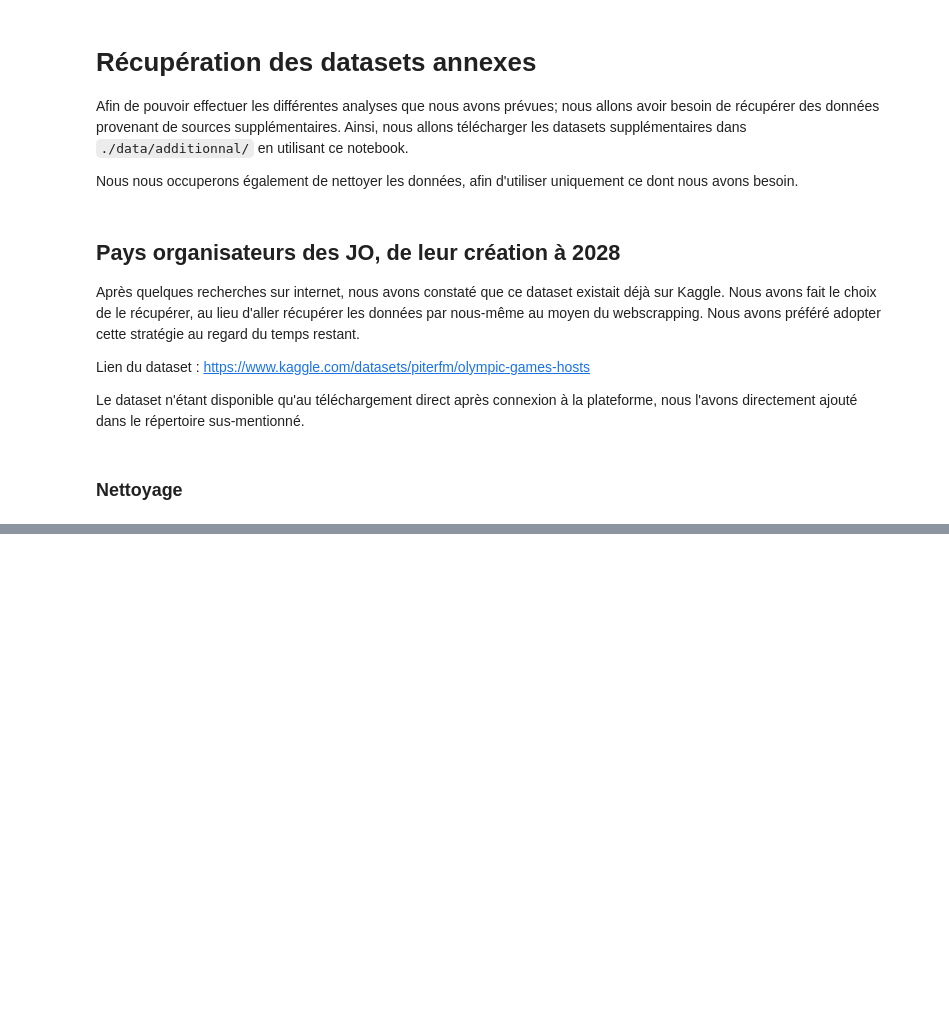
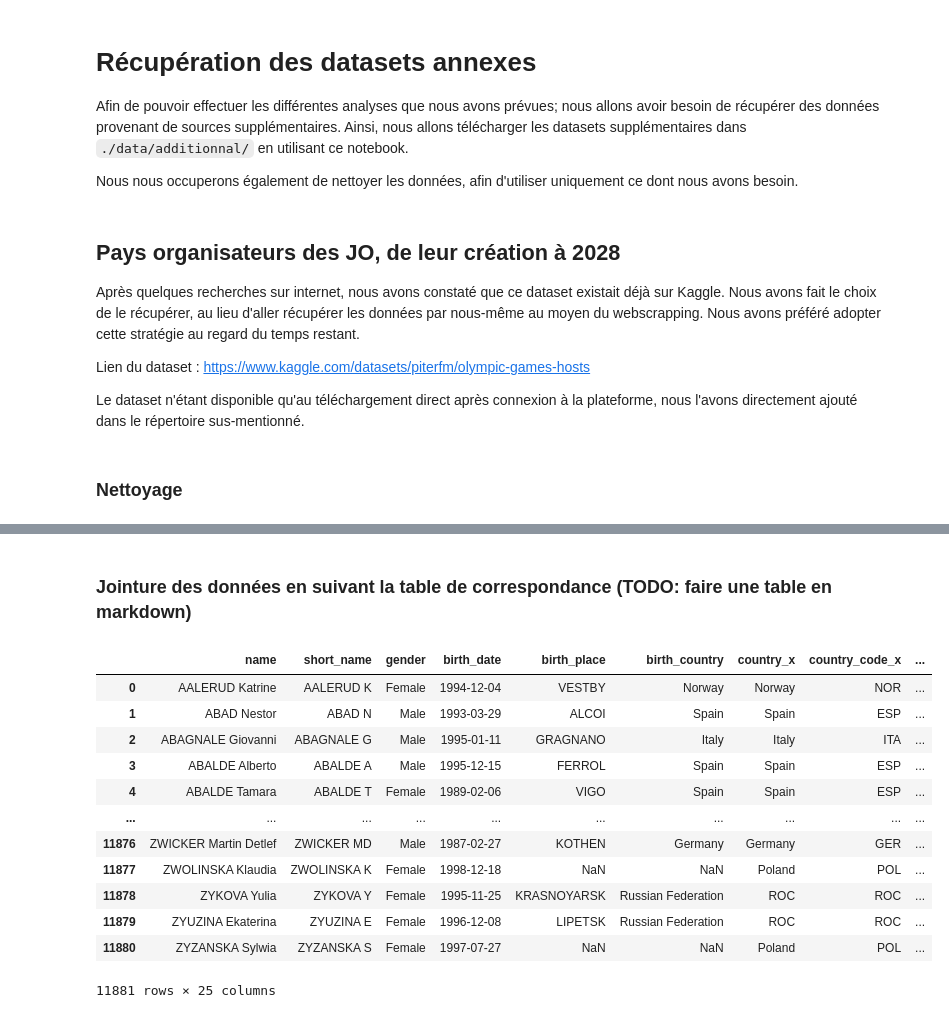
Before and after one commit to nastoo/tp-methodes-pour-analytique, a Jupyter notebook: Misc_dataset_gathering.ipynb, the cells around one changed output, grey strips where cells are left out. Saved outputs shown, nothing was run; the diff lists cells and outputs as text; code cells hidden in the pictures; blank space fills up the shorter version.

```diff
--- a/Misc_dataset_gathering.ipynb
+++ b/Misc_dataset_gathering.ipynb
@@ -47,0 +114,2 @@ df_hosting_countries_filtered.to_csv('data/additionnal/olympic_hosts_filtered.cs
+# %% [markdown]
+### Jointure des données en suivant la table de correspondance (TODO: faire une table en markdown)
@@ -47,0 +122,17 @@ df_hosting_countries_filtered.to_csv('data/additionnal/olympic_hosts_filtered.cs
+# %%
+df_merged_bis = pd.merge(df_tokyo_athletes, df_tokyo_medals, how='left', left_on=['name', 'discipline_code'], right_on=['athlete_name', 'discipline_code'])
+df_merged_bis
+# %% [output]
+|  | name | short_name | gender | birth_date | birth_place | birth_country | country_x | country_code_x | ... |
+| 0 | AALERUD Katrine | AALERUD K | Female | 1994-12-04 | VESTBY | Norway | Norway | NOR | ... |
+| 1 | ABAD Nestor | ABAD N | Male | 1993-03-29 | ALCOI | Spain | Spain | ESP | ... |
+| 2 | ABAGNALE Giovanni | ABAGNALE G | Male | 1995-01-11 | GRAGNANO | Italy | Italy | ITA | ... |
+| 3 | ABALDE Alberto | ABALDE A | Male | 1995-12-15 | FERROL | Spain | Spain | ESP | ... |
+| 4 | ABALDE Tamara | ABALDE T | Female | 1989-02-06 | VIGO | Spain | Spain | ESP | ... |
+| ... | ... | ... | ... | ... | ... | ... | ... | ... | ... |
+| 11876 | ZWICKER Martin Detlef | ZWICKER MD | Male | 1987-02-27 | KOTHEN | Germany | Germany | GER | ... |
+| 11877 | ZWOLINSKA Klaudia | ZWOLINSKA K | Female | 1998-12-18 | NaN | NaN | Poland | POL | ... |
+| 11878 | ZYKOVA Yulia | ZYKOVA Y | Female | 1995-11-25 | KRASNOYARSK | Russian Federation | ROC | ROC | ... |
+| 11879 | ZYUZINA Ekaterina | ZYUZINA E | Female | 1996-12-08 | LIPETSK | Russian Federation | ROC | ROC | ... |
+| 11880 | ZYZANSKA Sylwia | ZYZANSKA S | Female | 1997-07-27 | NaN | NaN | Poland | POL | ... |
+11881 rows × 25 columns
```
Also changed, not shown: parts of 25 cells of this notebook, 3 other files.
